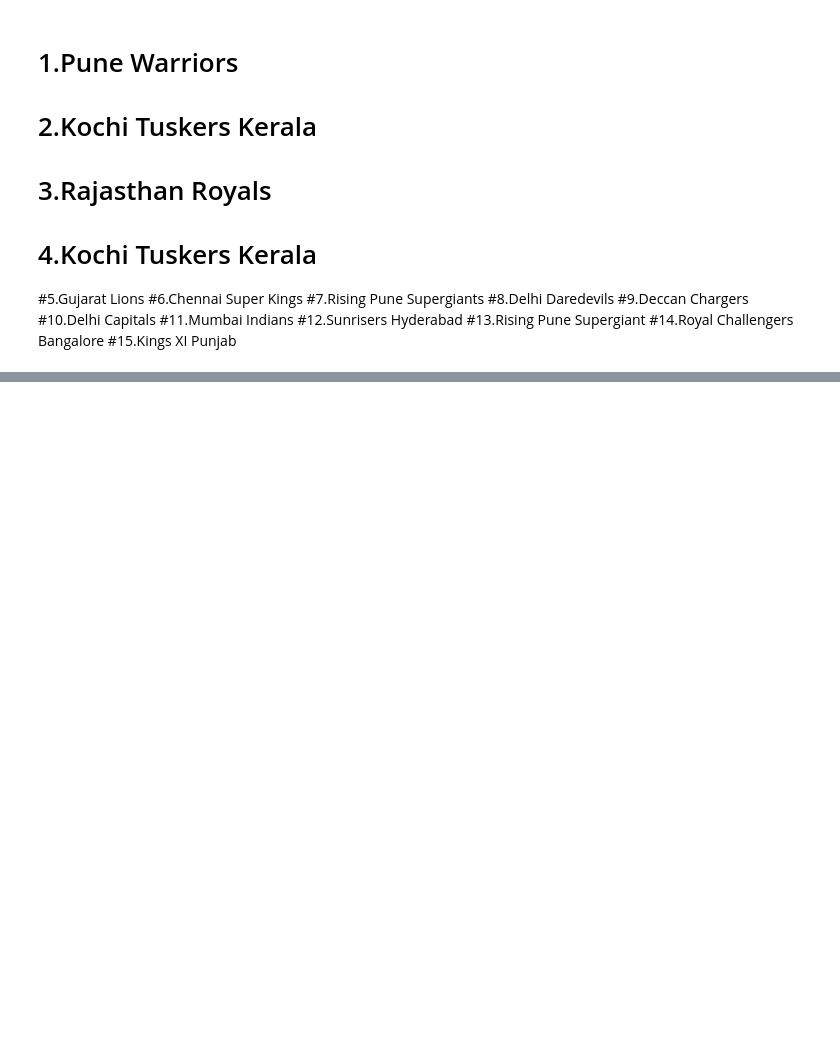
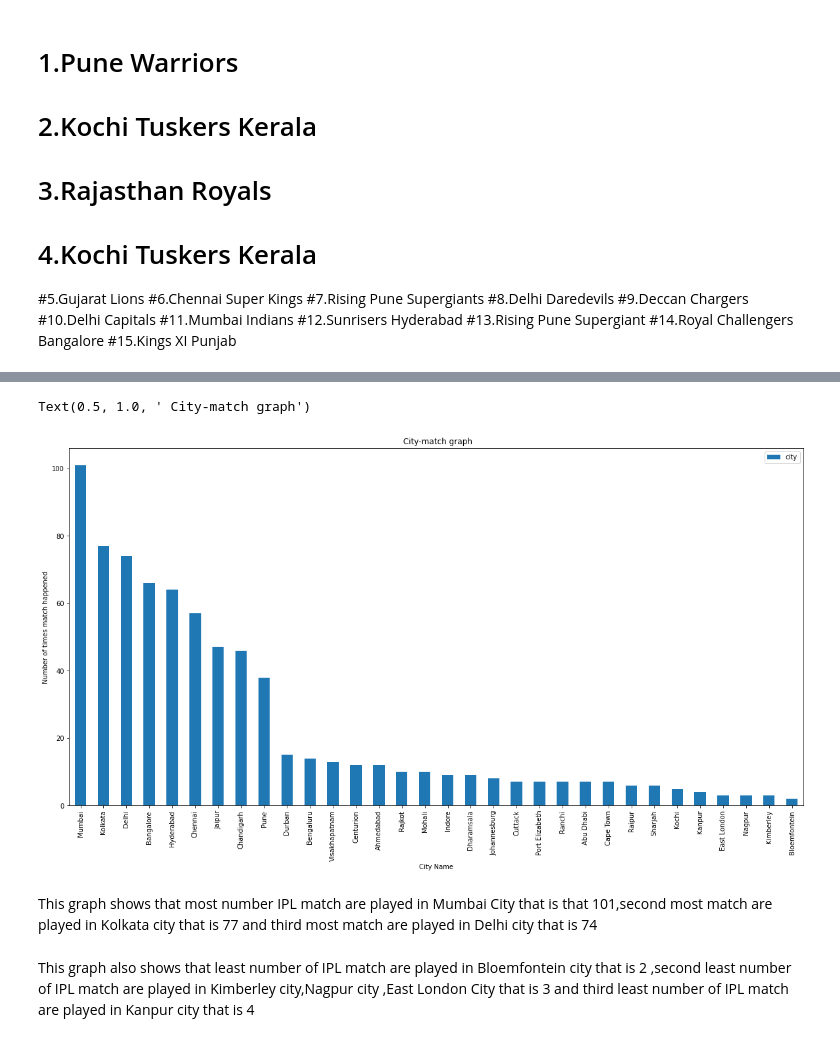
Before and after one commit to hrushikeshsahu19/IPL-data-analysis, a Jupyter notebook: Hrushikesh_Sahu_Team_3_Capstone_Project.ipynb, the cells around one changed output, grey strips where cells are left out. Saved outputs shown, nothing was run; the diff lists cells and outputs as text; code cells hidden in the pictures; blank space fills up the shorter version.

```diff
--- a/Hrushikesh_Sahu_Team_3_Capstone_Project.ipynb
+++ b/Hrushikesh_Sahu_Team_3_Capstone_Project.ipynb
@@ -97,0 +259,12 @@ matches_df.head()
+# %%
+bx=city_df.plot(x='index',y='city',kind='bar',figsize=(20,10))
+bx.set_xlabel('City Name')
+bx.set_ylabel('Number of times match happened')
+bx.set_title(' City-match graph')
+# %% [output]
+Text(0.5, 1.0, ' City-match graph')
+[figure, added]
+# %% [markdown]
+This graph shows that most number IPL match are played in Mumbai City  that is that 101,second most match are played in Kolkata city that is 77 and third most match are played in Delhi city that is 74
+# %% [markdown]
+This graph also shows that least number of IPL match are played in  Bloemfontein city that is 2 ,second least number of IPL match are played in Kimberley city,Nagpur city ,East London  City that is 3 and third least number of IPL match are played in Kanpur city that is 4
```
Also changed, not shown: parts of 43 cells of this notebook.
